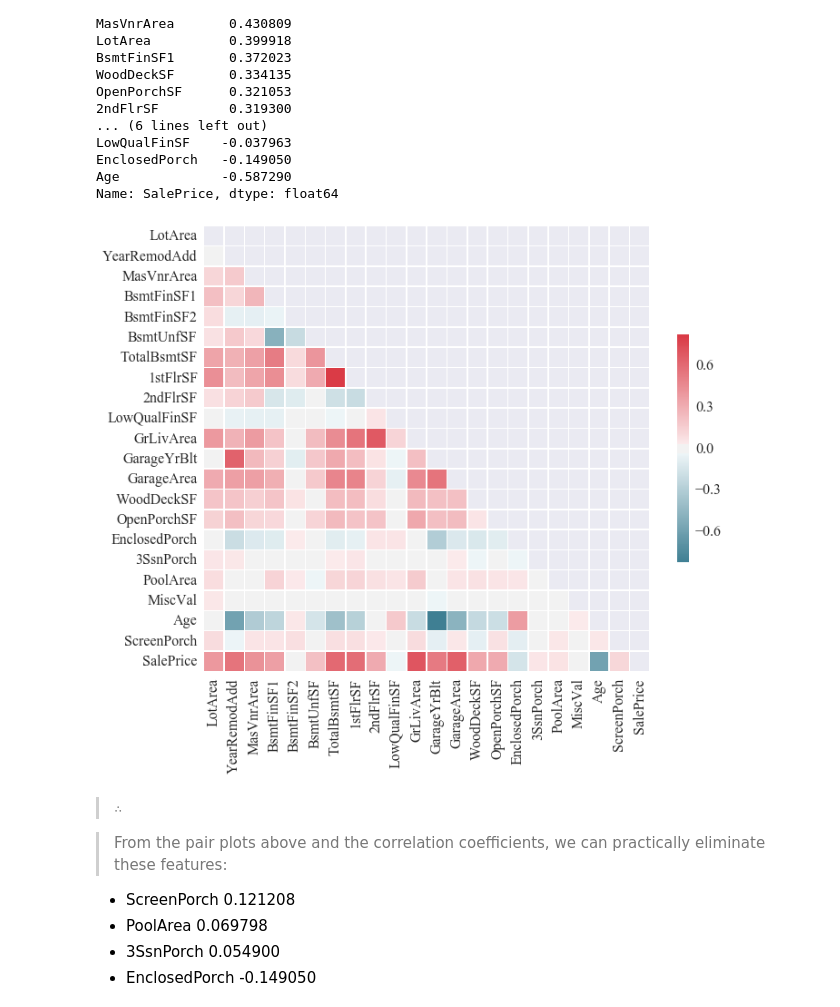
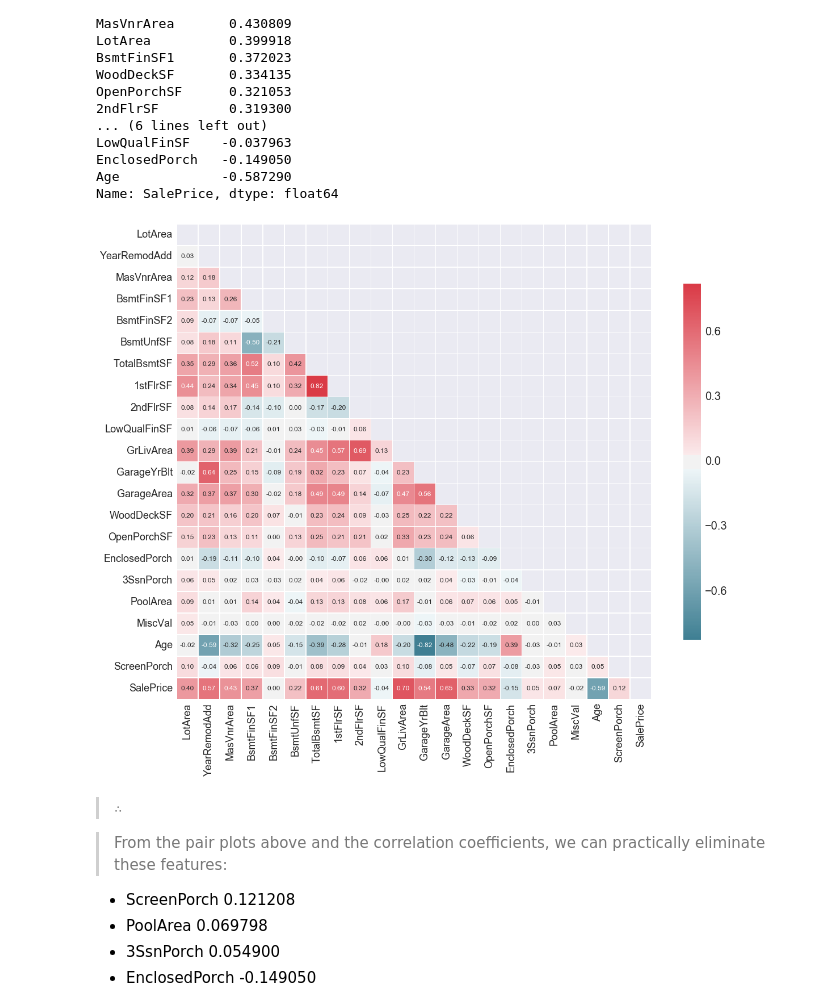
Before and after one commit to gmsardane/Predicting-Ames-Housing-Prices, a Jupyter notebook: Exploring and Predicting Ames Housing Prices.ipynb, the cells around one changed output. Drawn from its saved outputs; the diff is of its cells as text; code cells hidden in the pictures.

```diff
--- a/Exploring and Predicting Ames Housing Prices.ipynb
+++ b/Exploring and Predicting Ames Housing Prices.ipynb
@@ -231,24 +236,30 @@ Age             -0.587290
 Name: SalePrice, dtype: float64
 # %%
 # Compute the correlation matrix
+sns.set()
 corr = data_continuous.corr()
 
 # Generate a mask for the upper triangle
 mask = np.zeros_like(corr, dtype=np.bool)
 mask[np.triu_indices_from(mask)] = True
 
 # Set up the matplotlib figure
-f, ax = plt.subplots(figsize=(11, 9))
+f, ax = plt.subplots(figsize=(20, 15))
 
 # Generate a custom diverging colormap
 cmap = sns.diverging_palette(220, 10, as_cmap=True)
 
 # Draw the heatmap with the mask and correct aspect ratio
+sns.set_style("whitegrid")
 sns.heatmap(corr, mask=mask, cmap=cmap, vmax=.3,
             square=True, #xticklabels=5, yticklabels=5,
-            linewidths=.5, cbar_kws={"shrink": .5}, ax=ax);
+            linewidths=0.5, cbar_kws={"shrink": 0.75}, ax=ax, annot=True, fmt=".2f")
+ax.tick_params(labelsize=18)
+cax = plt.gcf().axes[-1]
+cax.tick_params(labelsize=20)
+plt.savefig('PearsonCorrs.pdf', dpi=400)
 # %% [output]
-[figure, old version]
+[figure, new version]
 # %% [markdown]
 > $\therefore$
 
```
Also changed, not shown: parts of 22 cells of this notebook, 8 other files.
